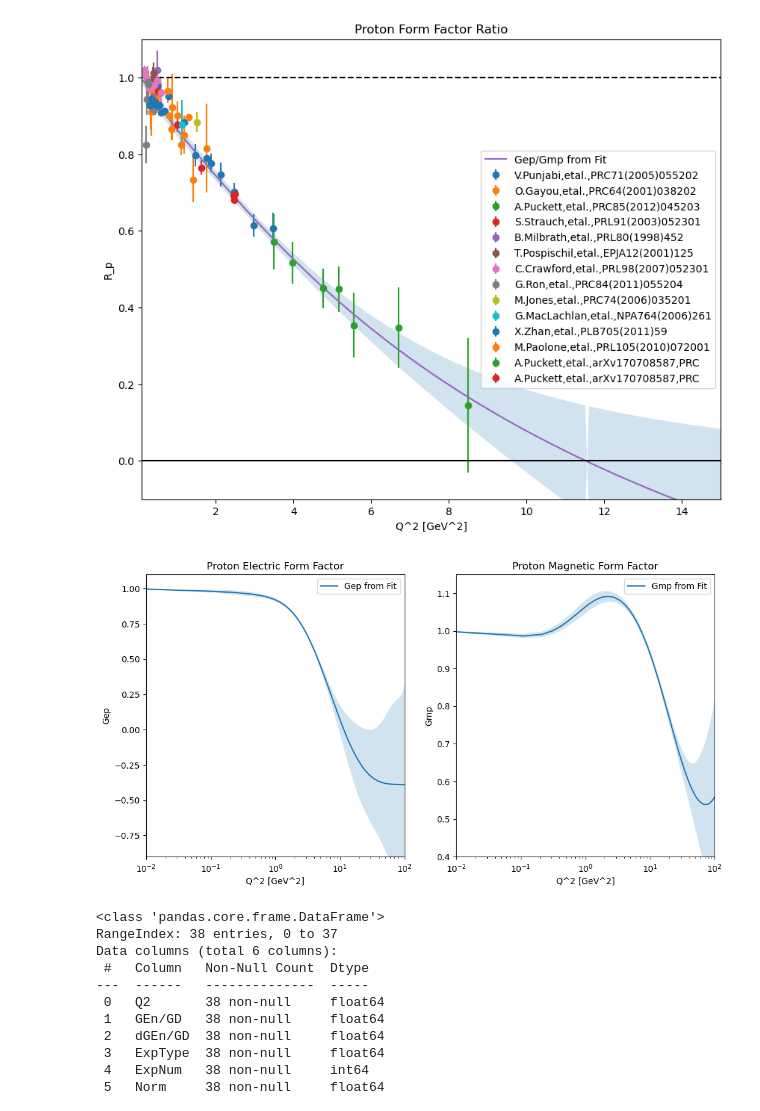
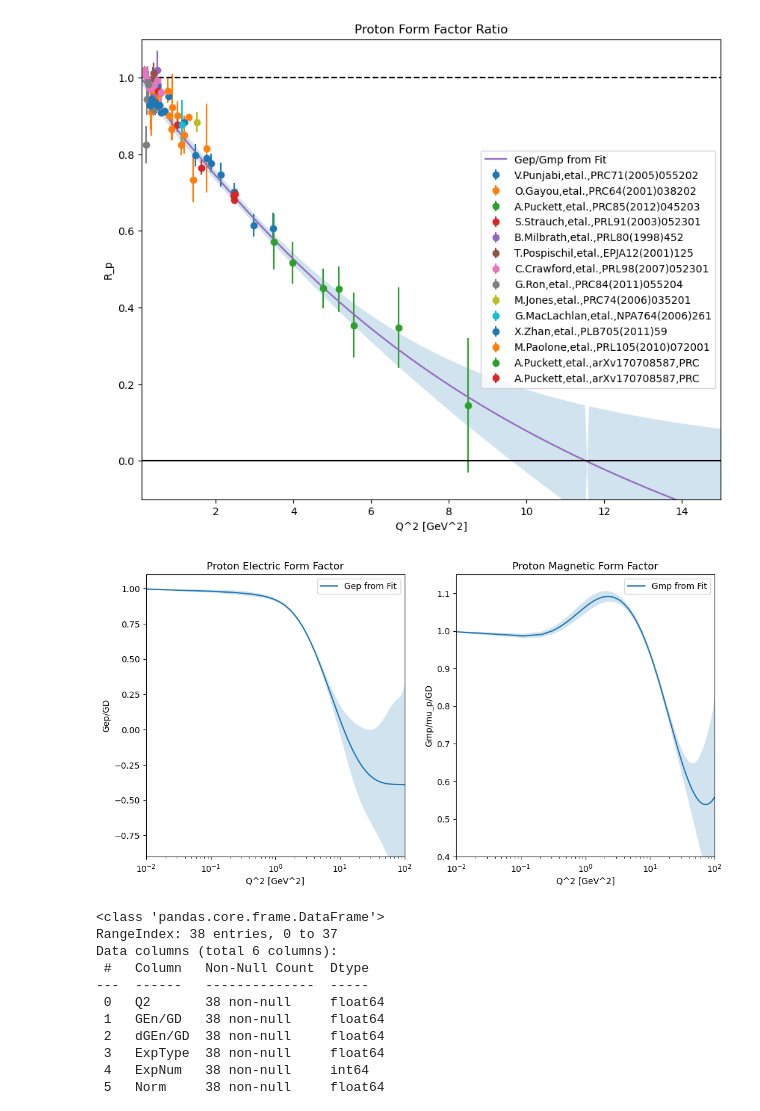
Before and after one commit to brash99/FF_fits, a Jupyter notebook: FF_plot.ipynb, the cells around one changed output. Saved outputs shown, nothing was run; the diff lists cells and outputs as text; code cells hidden in the pictures.

```diff
--- a/FF_plot.ipynb
+++ b/FF_plot.ipynb
@@ -72,36 +72,36 @@ ax.legend()
 
 fig, ax = plt.subplots(1, 2, figsize=(12,6))
 # plot Gep vs Q^2
 gep_upper = np.array(gepval)+np.array(dgepval)
 gep_lower = np.array(gepval)-np.array(dgepval)
 ax[0].plot(q2val, gepval, label='Gep from Fit')
 ax[0].fill_between(q2val, gep_upper, gep_lower, alpha=0.2)
 # plot Gmp vs Q^2
 gmp_upper = np.array(gmpval)+np.array(dgmpval)
 gmp_lower = np.array(gmpval)-np.array(dgmpval)
 ax[1].plot(q2val, gmpval, label='Gmp from Fit')
 ax[1].fill_between(q2val, gmp_upper, gmp_lower, alpha=0.2)
 
 ax[0].set_xlabel('Q^2 [GeV^2]')
-ax[0].set_ylabel('Gep')
+ax[0].set_ylabel('Gep/GD')
 ax[0].set_title('Proton Electric Form Factor')
 ax[0].set_xscale('log')
 ax[0].set_ylim(-0.9, 1.1)
 ax[0].set_xlim(0.01, 100)
 
 ax[1].set_xlabel('Q^2 [GeV^2]')
-ax[1].set_ylabel('Gmp')
+ax[1].set_ylabel('Gmp/mu_p/GD')
 ax[1].set_title('Proton Magnetic Form Factor')
 ax[1].set_xscale('log')
 ax[1].set_ylim(0.4, 1.15)
 ax[1].set_xlim(0.01, 100)
 
 ax[0].legend()
 ax[1].legend()
 
 plt.show()
 # %% [output]
-[figure, old version]
+[figure, new version]
 # %%
 # GEn and GMn
 
```
